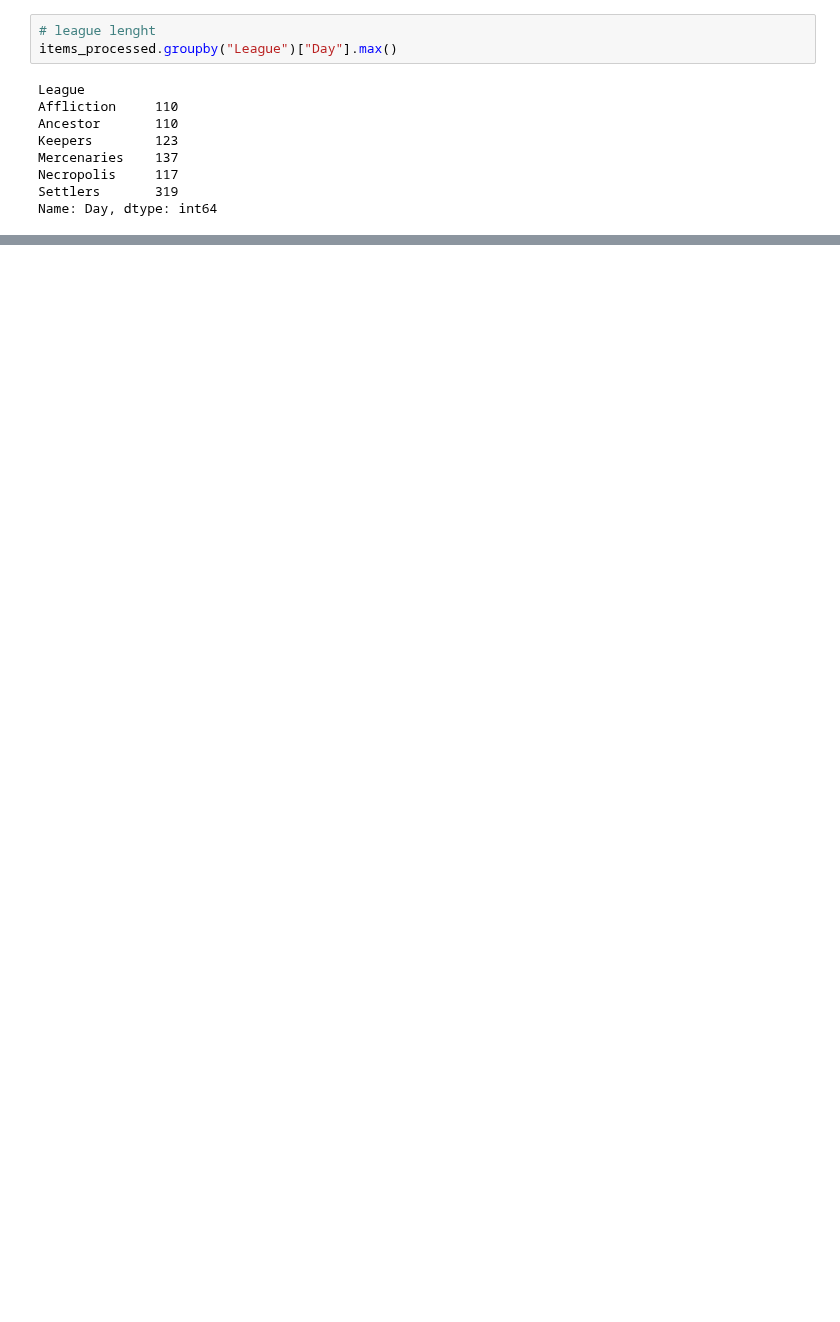
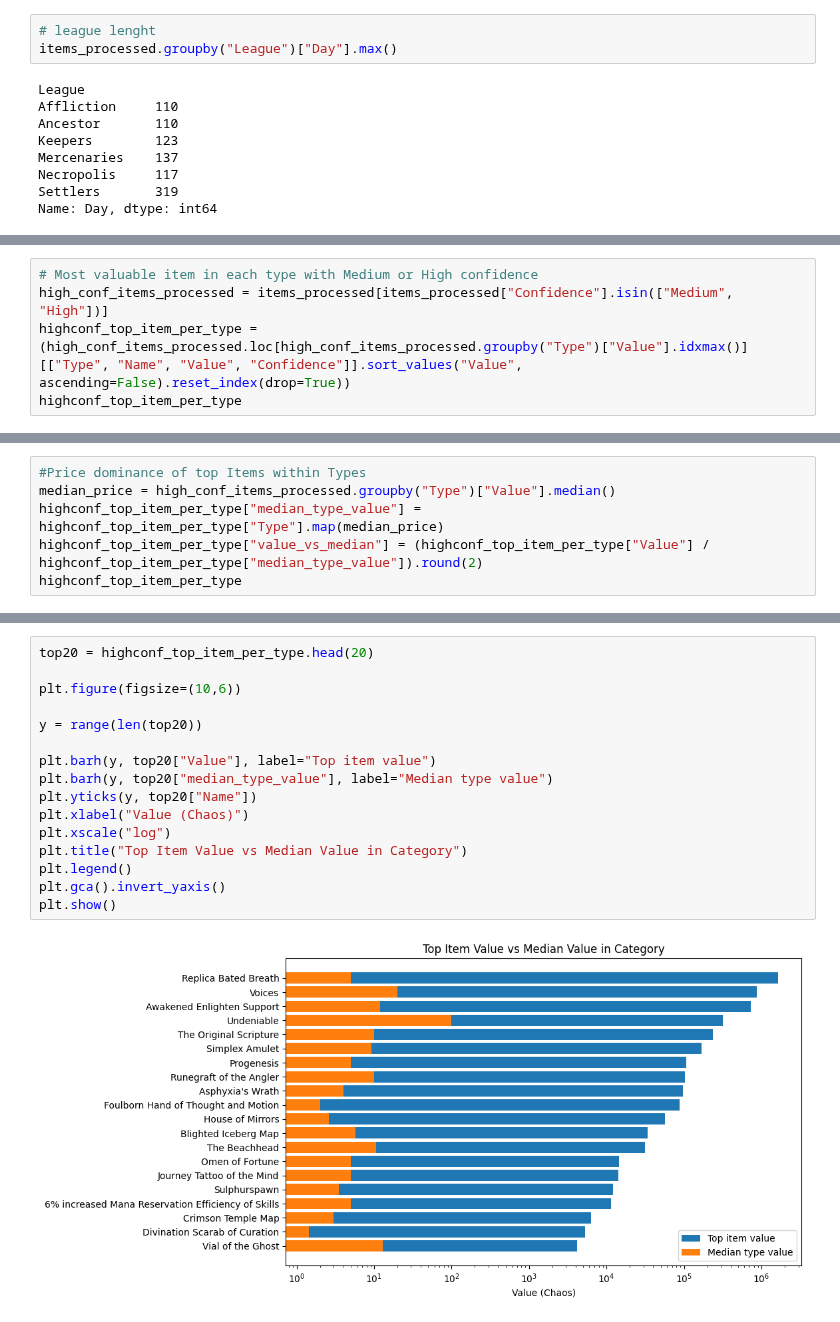
Before and after one commit to NataliaMiodowska/PoeMarketAnalyser, a Jupyter notebook: notebooks/02_actual_exploratory_data_analysis.ipynb, the cells around one changed output, grey strips where cells are left out. Cells and saved outputs as stored; diff of their text form; blank space fills up the shorter version.

```diff
--- a/notebooks/02_actual_exploratory_data_analysis.ipynb
+++ b/notebooks/02_actual_exploratory_data_analysis.ipynb
@@ -86,0 +173,5 @@ Name: Day, dtype: int64
+# %%
+# Most valuable item in each type with Medium or High confidence
+high_conf_items_processed = items_processed[items_processed["Confidence"].isin(["Medium", "High"])]
+highconf_top_item_per_type = (high_conf_items_processed.loc[high_conf_items_processed.groupby("Type")["Value"].idxmax()][["Type", "Name", "Value", "Confidence"]].sort_values("Value", ascending=False).reset_index(drop=True))
+highconf_top_item_per_type
@@ -86,0 +196,6 @@ Name: Day, dtype: int64
+# %%
+#Price dominance of top Items within Types
+median_price = high_conf_items_processed.groupby("Type")["Value"].median()
+highconf_top_item_per_type["median_type_value"] = highconf_top_item_per_type["Type"].map(median_price)
+highconf_top_item_per_type["value_vs_median"] = (highconf_top_item_per_type["Value"] / highconf_top_item_per_type["median_type_value"]).round(2)
+highconf_top_item_per_type
@@ -86,0 +220,18 @@ Name: Day, dtype: int64
+# %%
+top20 = highconf_top_item_per_type.head(20)
+
+plt.figure(figsize=(10,6))
+
+y = range(len(top20))
+
+plt.barh(y, top20["Value"], label="Top item value")
+plt.barh(y, top20["median_type_value"], label="Median type value")
+plt.yticks(y, top20["Name"])
+plt.xlabel("Value (Chaos)")
+plt.xscale("log")
+plt.title("Top Item Value vs Median Value in Category")
+plt.legend()
+plt.gca().invert_yaxis()
+plt.show()
+# %% [output]
+[figure, added]
```
Also changed, not shown: parts of 27 cells of this notebook.
